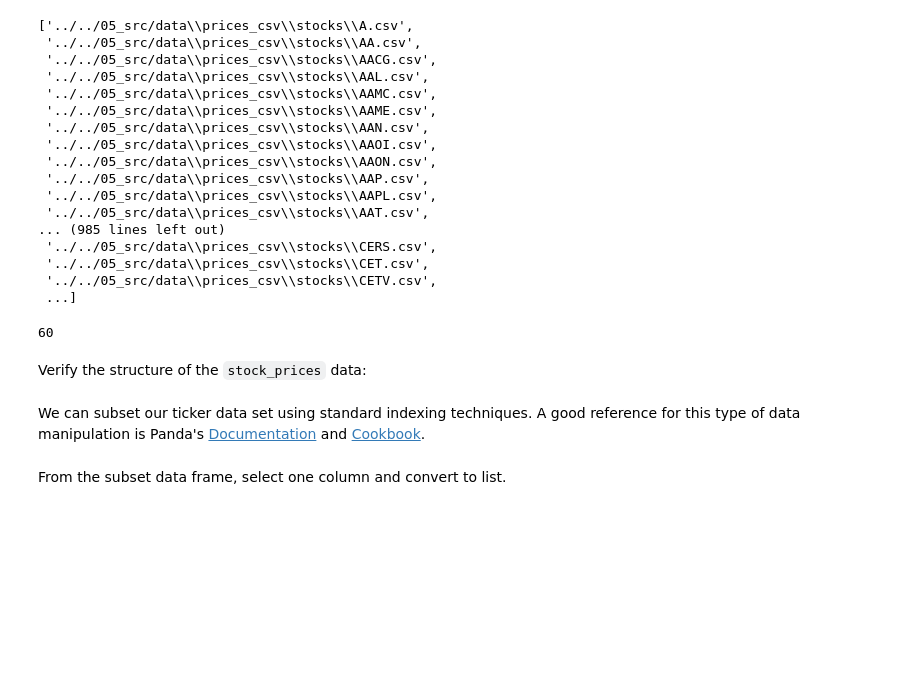
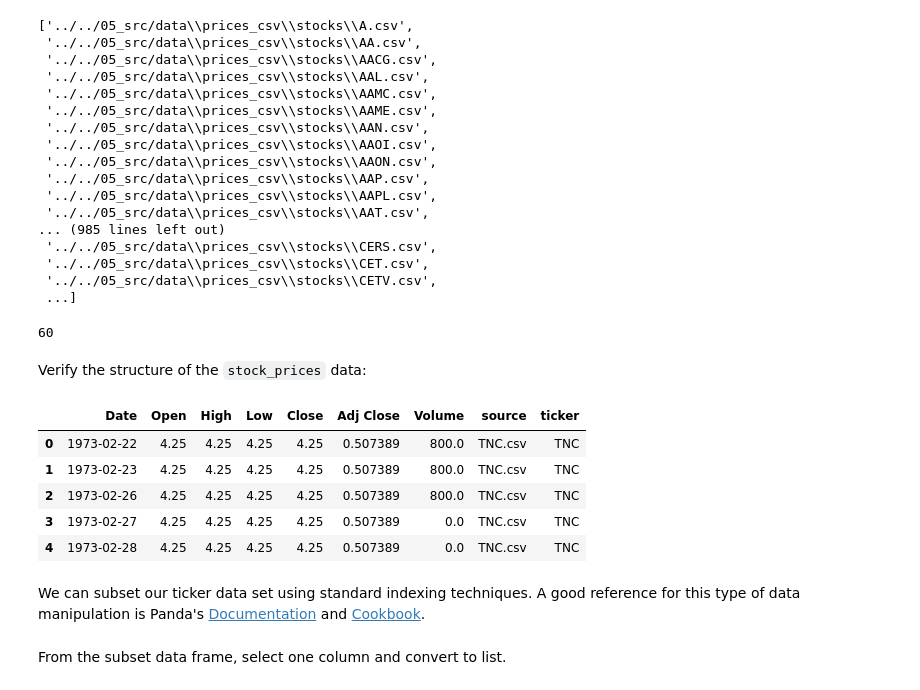
Before and after one commit to Saadkhan-188/production, a Jupyter notebook: 01_materials/labs_live/02_data_engineering.ipynb, the cells around one changed output. Saved outputs shown, nothing was run; the diff lists cells and outputs as text; code cells hidden in the pictures; blank space fills up the shorter version.

```diff
--- a/01_materials/labs_live/02_data_engineering.ipynb
+++ b/01_materials/labs_live/02_data_engineering.ipynb
@@ -180,6 +177,17 @@ len(stock_files)
 60
 # %% [markdown]
 Verify the structure of the `stock_prices` data:
+# %%
+# Verify the structure of the `stock_prices` data:
+
+stock_prices.head()
+# %% [output]
+|  | Date | Open | High | Low | Close | Adj Close | Volume | source | ticker |
+| 0 | 1973-02-22 | 4.25 | 4.25 | 4.25 | 4.25 | 0.507389 | 800.0 | TNC.csv | TNC |
+| 1 | 1973-02-23 | 4.25 | 4.25 | 4.25 | 4.25 | 0.507389 | 800.0 | TNC.csv | TNC |
+| 2 | 1973-02-26 | 4.25 | 4.25 | 4.25 | 4.25 | 0.507389 | 800.0 | TNC.csv | TNC |
+| 3 | 1973-02-27 | 4.25 | 4.25 | 4.25 | 4.25 | 0.507389 | 0.0 | TNC.csv | TNC |
+| 4 | 1973-02-28 | 4.25 | 4.25 | 4.25 | 4.25 | 0.507389 | 0.0 | TNC.csv | TNC |
 # %% [markdown]
 We can subset our ticker data set using standard indexing techniques. A good reference for this type of data manipulation is Panda's [Documentation](https://pandas.pydata.org/docs/user_guide/indexing.html#indexing-and-selecting-data) and [Cookbook](https://pandas.pydata.org/docs/user_guide/cookbook.html#cookbook-selection).
 # %% [markdown]
```
Also changed, not shown: parts of 6 cells of this notebook, 1 other file.
